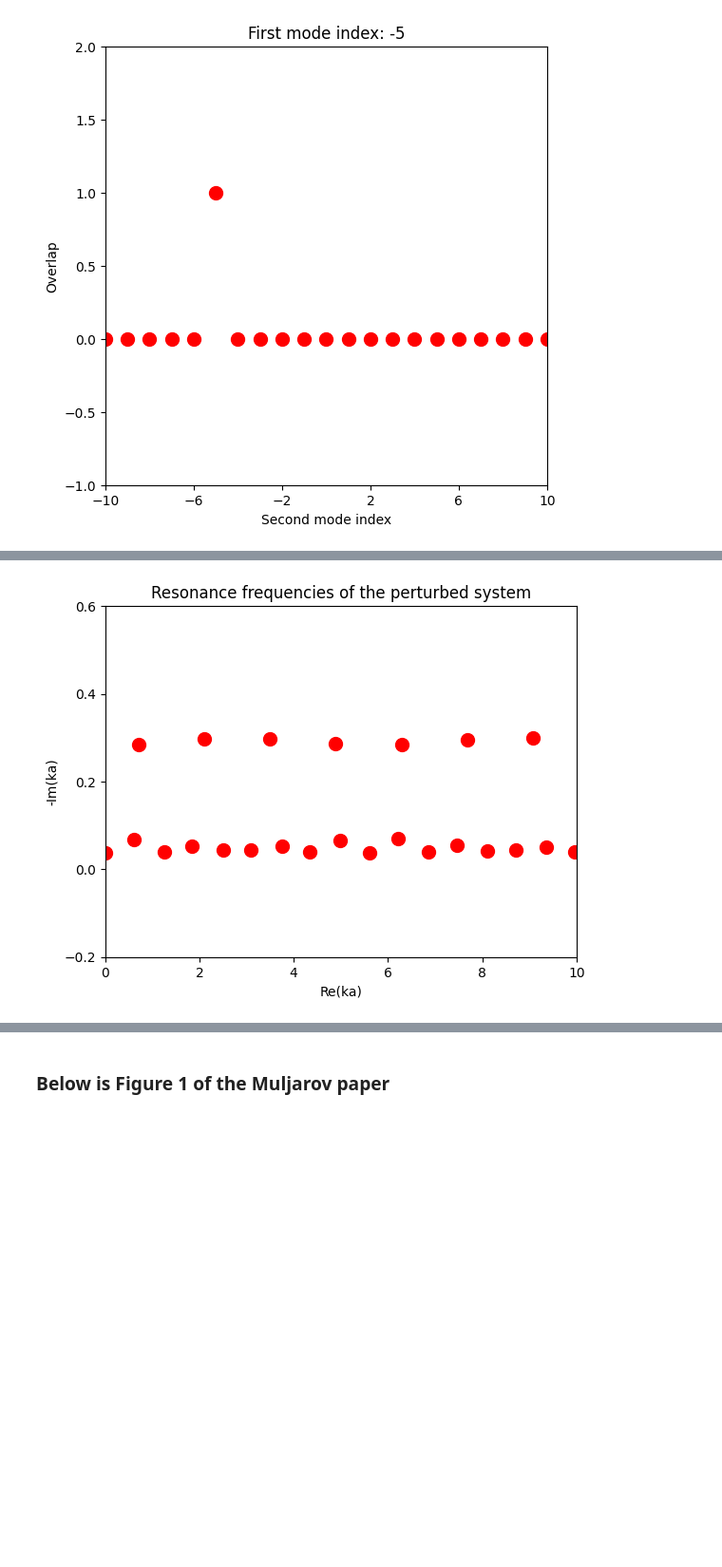
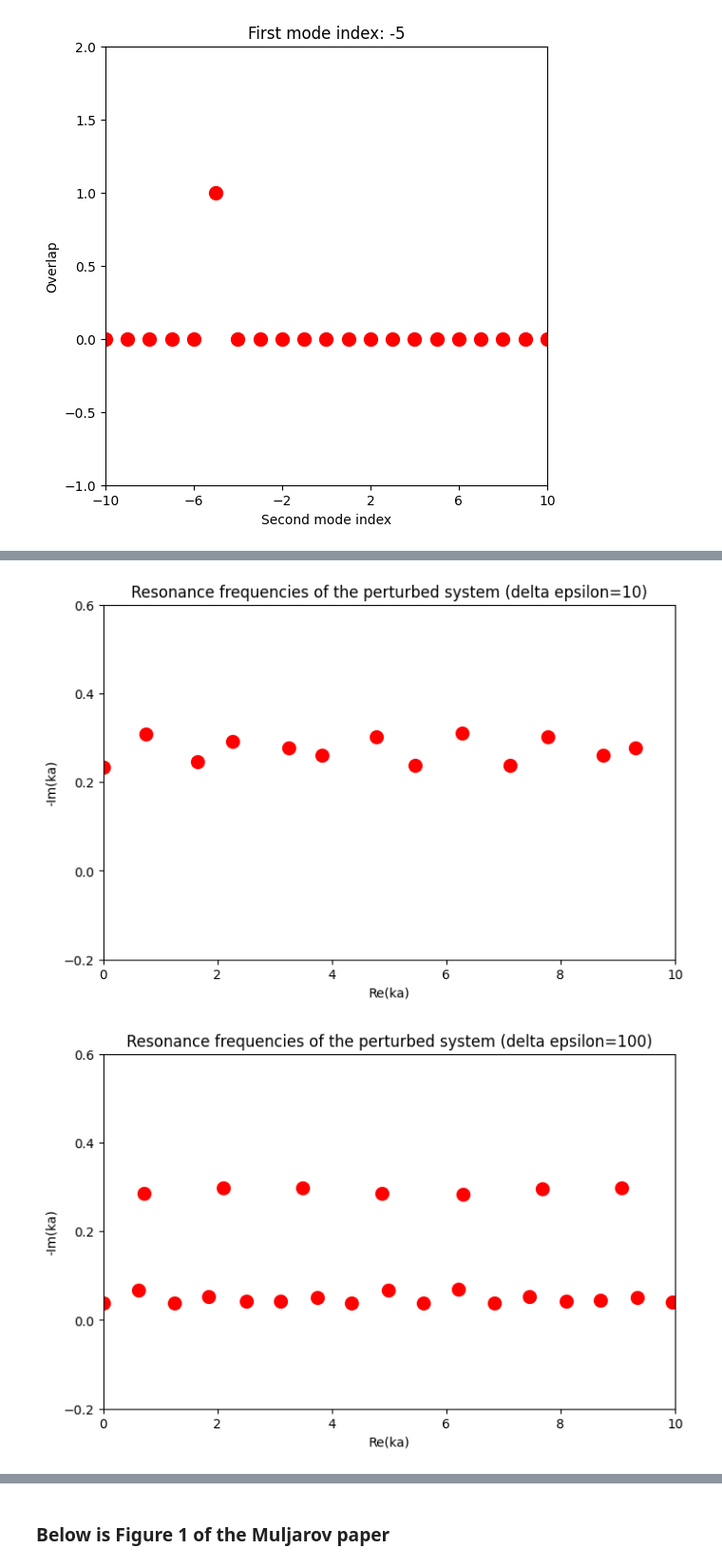
Before and after one commit to AliGhorashiCMT/Coherent-Perfect-Absorption, a Jupyter notebook: thin films/Muljarov, Langbein, Zimmermann paper.ipynb, the cells around one changed output, grey strips where cells are left out. Shown at 95% size. Cells and saved outputs as stored; diff of their text form; code cells hidden in the pictures; blank space fills up the shorter version.

```diff
--- a/thin films/Muljarov, Langbein, Zimmermann paper.ipynb
+++ b/thin films/Muljarov, Langbein, Zimmermann paper.ipynb
@@ -112,15 +121,18 @@ qnm_frequencies_imag_perturbation = qnm_frequencies_perturbation.imag
 # %%
 s=100
-plt.scatter(qnm_frequencies_real_perturbation, -qnm_frequencies_imag_perturbation, s=s, color="red")
-plt.xlim(0, 10)
-#plt.ylim(0, 1)
-plt.ylim(-0.2, 0.6);
-plt.yticks([-0.2, 0, 0.2, 0.4, 0.6]);
-plt.title("Resonance frequencies of the perturbed system");
-plt.xlabel("Re(ka)")
-plt.ylabel("-Im(ka)");
+for (delta_epsilon_idx, delta_epsilon) in enumerate(delta_epsilon_v):
+    fig, ax = plt.subplots(figsize=(8, 5))
+    ax.scatter(qnm_frequencies_real_perturbation_v[delta_epsilon_idx], -qnm_frequencies_imag_perturbation_v[delta_epsilon_idx], s=s, color="red")
+    ax.set_xlim(0, 10)
+    #plt.ylim(0, 1)
+    ax.set_ylim(-0.2, 0.6);
+    ax.set_yticks([-0.2, 0, 0.2, 0.4, 0.6]);
+    ax.set_title(f"Resonance frequencies of the perturbed system (delta epsilon={delta_epsilon})");
+    ax.set_xlabel("Re(ka)")
+    ax.set_ylabel("-Im(ka)");
 # %% [output]
-[figure, old version]
+[figure, new version]
+[figure, added]
 # %% [markdown]
 ### We now find the exact resonance frequencies of the perturbed slab by setting up a matrix equation. For $x<-a$, we take the field to be given by $A_0 e^{-ik x}$. For $-a<z<a/2$, we take the field to be given by $A_1 e^{-in_1kx}+A_2 e^{in_1k x}$, where $n_1$ is the index of refraction in that region. Thus, we must have $A_0 e^{ika}=A_1e^{in_1ka}+A_2 e^{-in_1ka}$ as well as $-A_0 e^{ika}=-n_1A_1e^{in_1ka}+n_1A_2 e^{-in_1ka}$. For $a/2<x<a$, we have $A_3 e^{-in_2x}+A_4 e^{in_2 x}$, which gives us the two relations $A_1 e^{-in_1ka/2}+A_2 e^{in_1ka/2}=A_3 e^{-in_2ka/2}+A_4e^{in_2ka/2}$ and $-n_1A_1 e^{-in_1ka/2}+ n_1A_2 e^{in_1ka/2}=-n_2A_3 e^{-in_2ka/2}+n_2A_4e^{in_2ka/2}$. Finally, for $x>a$, we have $A_5 e^{ikx}$, which gives us the two relations $A_3e^{-in_2 k a}+A_4 e^{in_2 ka}=A_5e^{ika}$ and $-n_2A_3e^{-in_2 k a}+n_2A_4 e^{in_2 ka}=A_5e^{ika}$
 # %%
```
Also changed, not shown: parts of 7 cells of this notebook.
